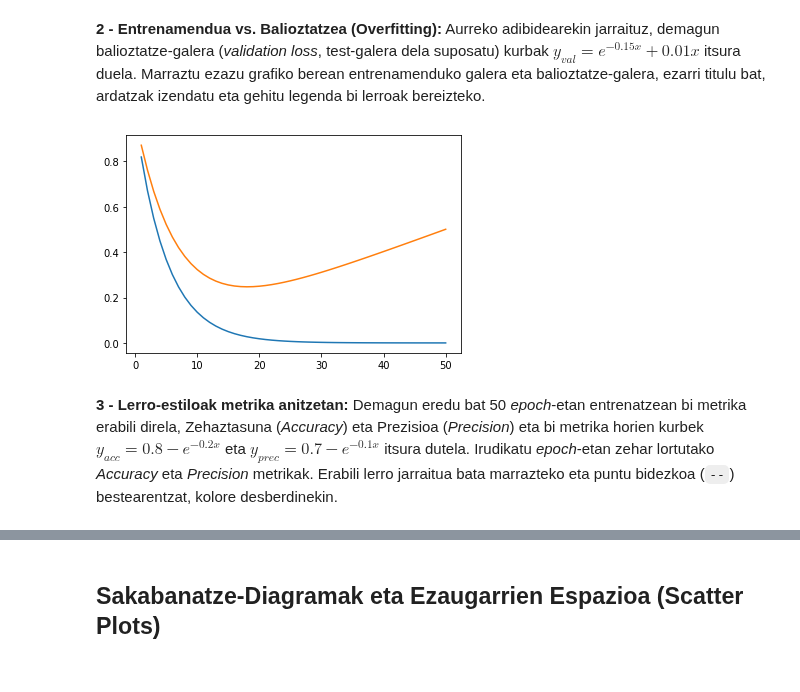
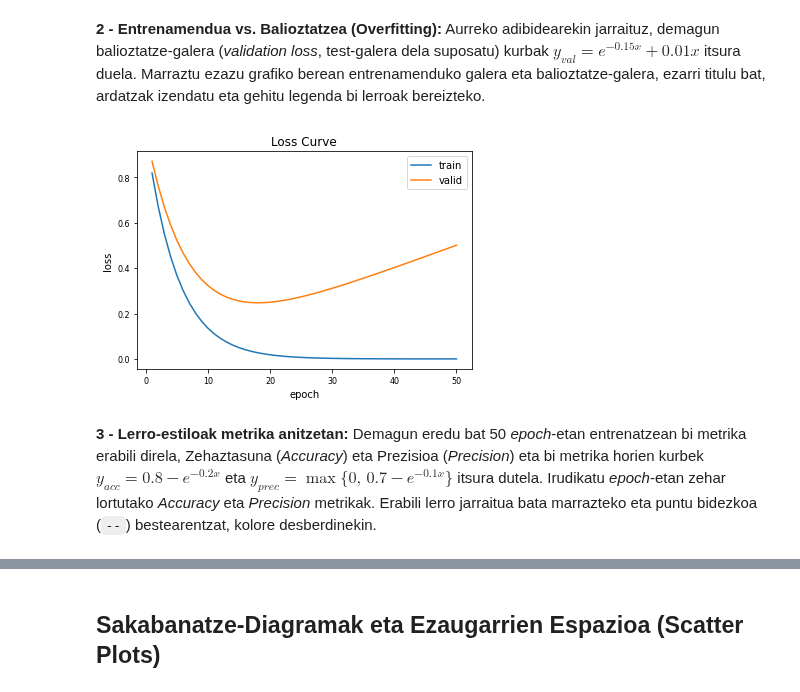
Before and after one commit to mpenagar/Egungo-Programazio-Teknikak, a Jupyter notebook: Ariketak/Matplotlib-Ariketak.ipynb, the cells around one changed output, grey strips where cells are left out. Saved outputs shown, nothing was run; the diff lists cells and outputs as text; code cells hidden in the pictures.

```diff
--- a/Ariketak/Matplotlib-Ariketak.ipynb
+++ b/Ariketak/Matplotlib-Ariketak.ipynb
@@ -8,3 +5,15 @@ import matplotlib.pyplot as plt
+# %%
+import numpy as np
+import matplotlib as mpl
+import matplotlib.pyplot as plt
+import seaborn as sns
+
+# Ezarri irudiaren tamaina lehenetsia hazbetetan (zabalera, altuera)
+mpl.rcParams['figure.figsize'] = (5.33,4)
+# Ezarri ardatzen eta marka-etiketen letra-tamaina lehenetsia puntutan
+mpl.rcParams['axes.labelsize'] = 10  # Adibidea: 10 puntu
+mpl.rcParams['xtick.labelsize'] = 8  # Adibidea: 8 puntu x ardatzeko marketarako
+mpl.rcParams['ytick.labelsize'] = 8  # Adibidea: 8 puntu y ardatzeko marketarako
 # %% [markdown]
 ##  Errendimendu eta Galera Kurbak
 # %% [markdown]
@@ -19,11 +29,13 @@ plt.plot(x, y);
 **2 - Entrenamendua vs. Balioztatzea (Overfitting):** Aurreko adibidearekin jarraituz, demagun balioztatze-galera (*validation loss*, test-galera dela suposatu) kurbak $y_{val} = e^{-0.15x} + 0.01x$ itsura duela. Marraztu ezazu grafiko berean entrenamenduko galera eta balioztatze-galera, ezarri titulu bat,  ardatzak izendatu eta gehitu legenda bi lerroak bereizteko.
 # %%
 x = np.arange(1,51)
-y1 = np.exp(-0.2*x)
-y2 = np.exp(-0.15*x) + 0.01 * x
-plt.plot(x, y1)
-plt.plot(x, y2);
+y_train = np.exp(-0.2*x)
+y_valid = np.exp(-0.15*x) + 0.01 * x
+plt.axes().set(xlabel='epoch', ylabel='loss', title='Loss Curve')
+plt.plot(x, y_train, label='train')
+plt.plot(x, y_valid, label='valid')
+plt.legend();
 # %% [output]
-[figure, old version]
+[figure, new version]
 # %% [markdown]
-**3 - Lerro-estiloak metrika anitzetan:** Demagun eredu bat 50 *epoch*-etan entrenatzean bi metrika erabili direla, Zehaztasuna (*Accuracy*) eta Prezisioa (*Precision*) eta bi metrika horien kurbek $y_{acc}=0.8-e^{-0.2x}$ eta $y_{prec}=0.7-e^{-0.1x}$ itsura dutela. Irudikatu *epoch*-etan zehar lortutako *Accuracy* eta *Precision* metrikak. Erabili lerro jarraitua bata marrazteko eta puntu bidezkoa (`--`) bestearentzat, kolore desberdinekin.
+**3 - Lerro-estiloak metrika anitzetan:** Demagun eredu bat 50 *epoch*-etan entrenatzean bi metrika erabili direla, Zehaztasuna (*Accuracy*) eta Prezisioa (*Precision*) eta bi metrika horien kurbek $y_{acc}=0.8-e^{-0.2x}$ eta $y_{prec}=\max \{0 ,\, 0.7-e^{-0.1x}\}$ itsura dutela. Irudikatu *epoch*-etan zehar lortutako *Accuracy* eta *Precision* metrikak. Erabili lerro jarraitua bata marrazteko eta puntu bidezkoa (`--`) bestearentzat, kolore desberdinekin.
```
Also changed, not shown: parts of 16 cells of this notebook.
